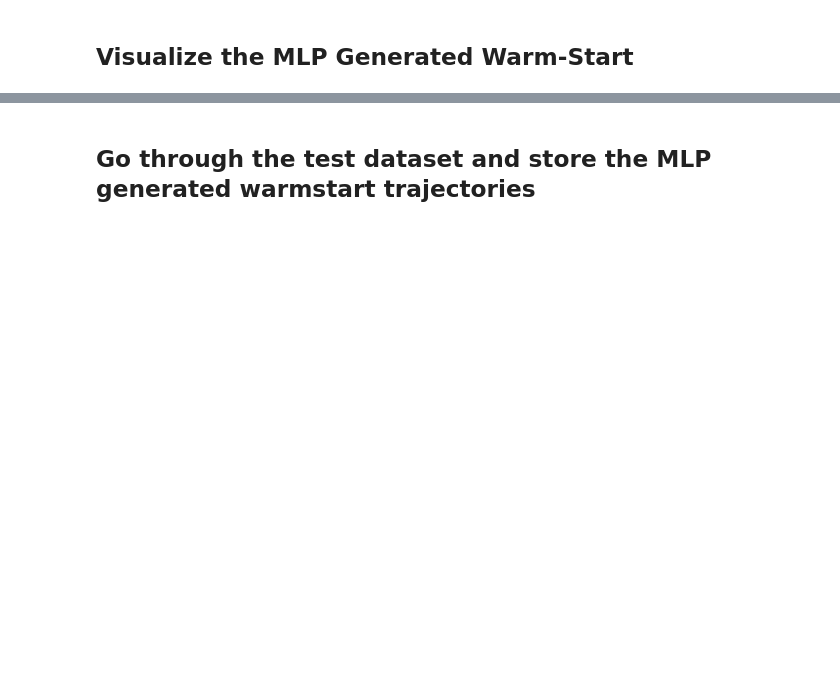
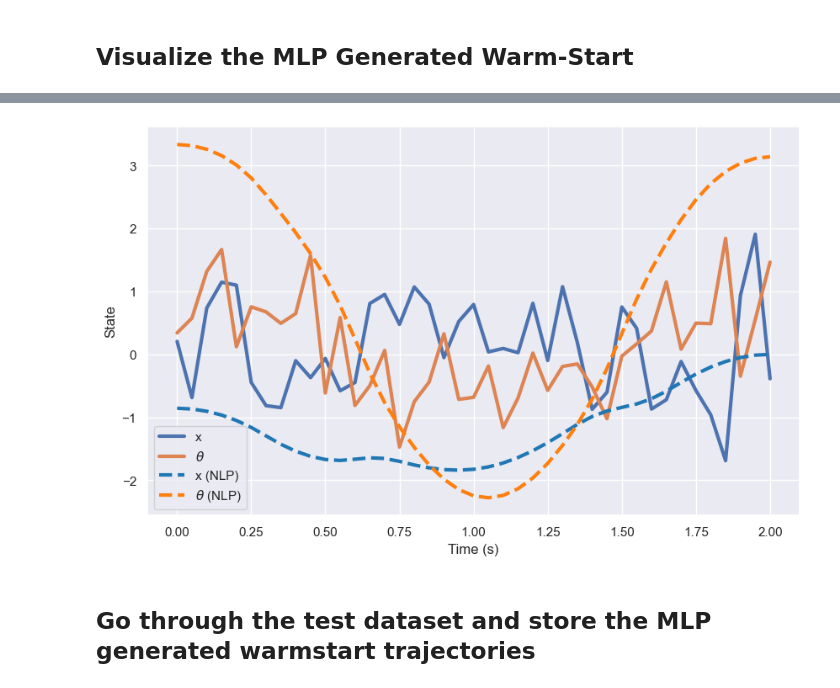
Before and after one commit to Astronauty/AiPEX-Projects, a Jupyter notebook: warmstarting_NLPs/NLP_learning.ipynb, the cells around one changed output, grey strips where cells are left out. Saved outputs shown, nothing was run; the diff lists cells and outputs as text; code cells hidden in the pictures; blank space fills up the shorter version.

```diff
--- a/warmstarting_NLPs/NLP_learning.ipynb
+++ b/warmstarting_NLPs/NLP_learning.ipynb
@@ -147,2 +171,6 @@ cartpole_warmstart.compare_trajectories(15)
+# %%
+cartpole_warmstart.compare_trajectories(1)
+# %% [output]
+[figure, added]
 # %% [markdown]
 ## Go through the test dataset and store the MLP generated warmstart trajectories
```
Also changed, not shown: parts of 26 cells of this notebook, 13 other files.
